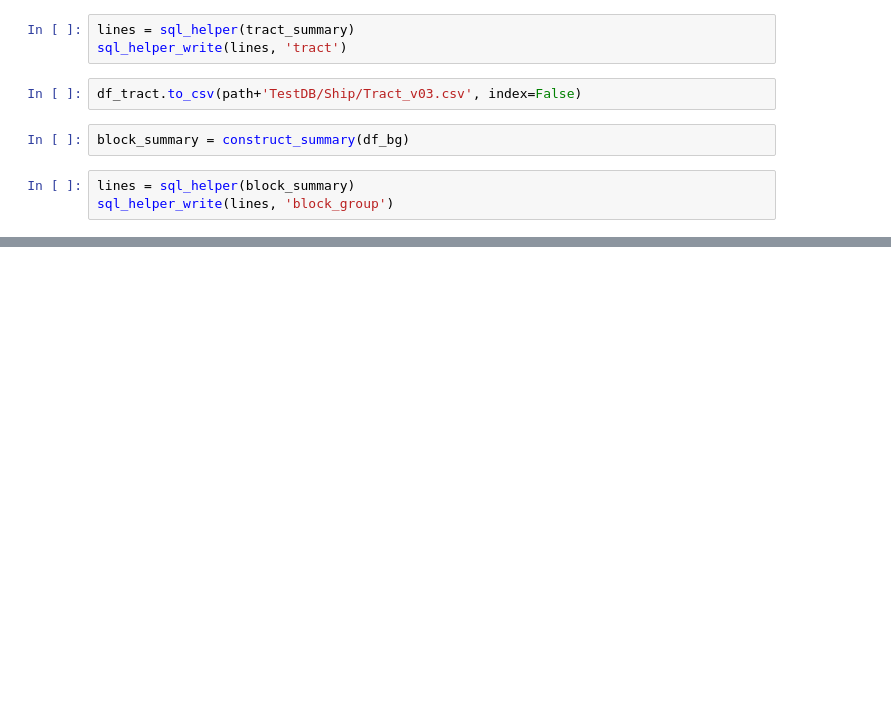
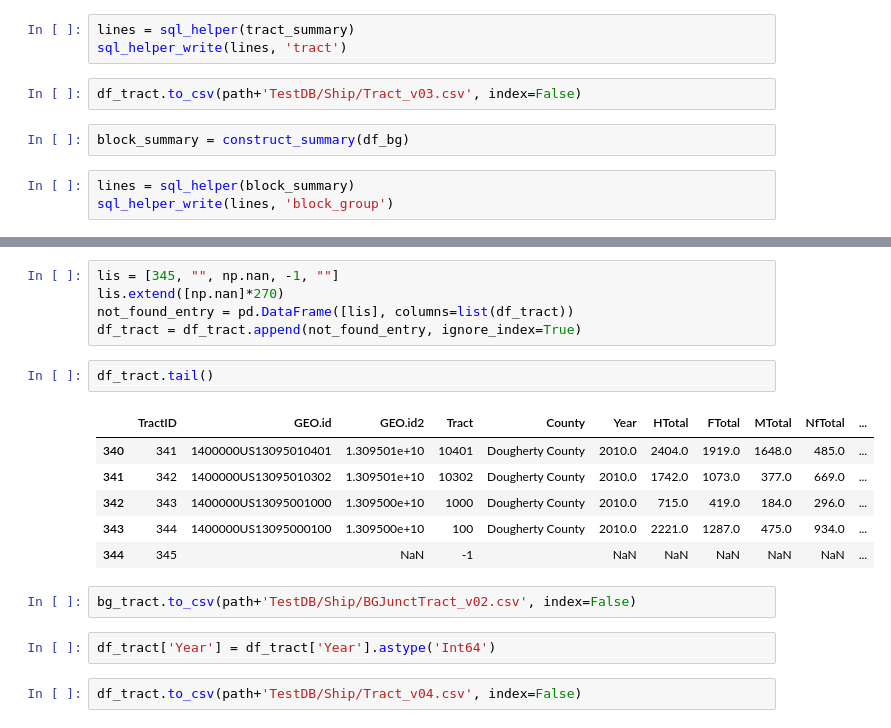
Before and after one commit to asensio-lab/albany-housing-analytics, a Jupyter notebook: preprocessing/database/db_handoff.ipynb, the cells around one changed output, grey strips where cells are left out. Cells and saved outputs as stored; diff of their text form; blank space fills up the shorter version.

```diff
--- a/preprocessing/database/db_handoff.ipynb
+++ b/preprocessing/database/db_handoff.ipynb
@@ -571,0 +648,20 @@ sql_helper_write(lines, 'block_group')
+# %%
+lis = [345, "", np.nan, -1, ""]
+lis.extend([np.nan]*270)
+not_found_entry = pd.DataFrame([lis], columns=list(df_tract))
+df_tract = df_tract.append(not_found_entry, ignore_index=True)
+# %%
+df_tract.tail()
+# %% [output]
+|  | TractID | GEO.id | GEO.id2 | Tract | County | Year | HTotal | FTotal | MTotal | NfTotal | ... |
+| 340 | 341 | 1400000US13095010401 | 1.309501e+10 | 10401 | Dougherty County | 2010.0 | 2404.0 | 1919.0 | 1648.0 | 485.0 | ... |
+| 341 | 342 | 1400000US13095010302 | 1.309501e+10 | 10302 | Dougherty County | 2010.0 | 1742.0 | 1073.0 | 377.0 | 669.0 | ... |
+| 342 | 343 | 1400000US13095001000 | 1.309500e+10 | 1000 | Dougherty County | 2010.0 | 715.0 | 419.0 | 184.0 | 296.0 | ... |
+| 343 | 344 | 1400000US13095000100 | 1.309500e+10 | 100 | Dougherty County | 2010.0 | 2221.0 | 1287.0 | 475.0 | 934.0 | ... |
+| 344 | 345 |  | NaN | -1 |  | NaN | NaN | NaN | NaN | NaN | ... |
+# %%
+bg_tract.to_csv(path+'TestDB/Ship/BGJunctTract_v02.csv', index=False)
+# %%
+df_tract['Year'] = df_tract['Year'].astype('Int64')
+# %%
+df_tract.to_csv(path+'TestDB/Ship/Tract_v04.csv', index=False)
```
Also changed, not shown: parts of 18 cells of this notebook, 14 other files.
